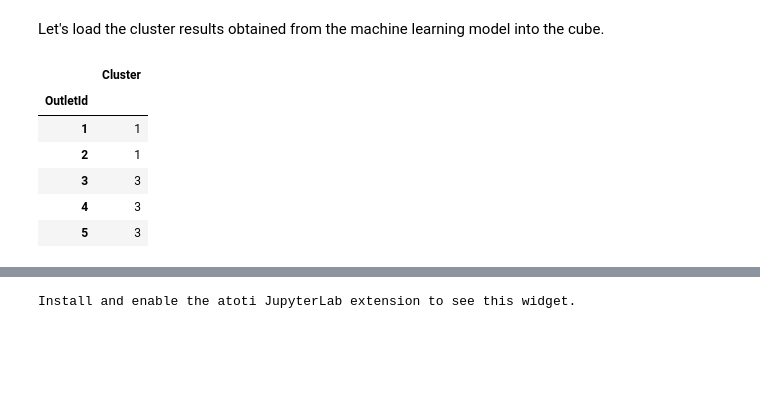
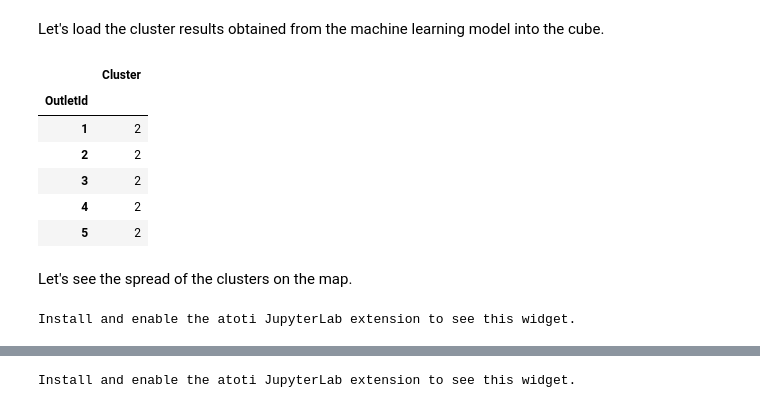
Before and after one commit to atoti/notebooks, a Jupyter notebook: retail/geopricing/main.ipynb, the cells around one changed output, grey strips where cells are left out. Drawn from its saved outputs; the diff is of its cells as text; code cells hidden in the pictures; blank space fills up the shorter version.

```diff
--- a/retail/geopricing/main.ipynb
+++ b/retail/geopricing/main.ipynb
@@ -333,7 +339,9 @@ m["Nr Competitors"] = tt.agg.single_value(
 We can now use the `where` condition to return the number of distinct competitors selling the same products and is located within our threshold radius.
 # %%
 m["Distance<Thresh"] = tt.agg.single_value(
-    tt.where(m["Competitor distance KM.VALUE"] < m["Threshold"], m["Nr Competitors"], 0),
+    tt.where(
+        m["Competitor distance KM.VALUE"] < m["Threshold"], m["Nr Competitors"], 0
+    ),
     scope=tt.scope.origin(lvl["ProductId"]),
 )
 
@@ -352,6 +360,8 @@ We name this base scenario "1 KM".
 simulation = price_index_cube.setup_simulation(
     "Distance Simulation", base_scenario="1 KM", replace=[m["Threshold"]]
 )
+
+lvl["Distance Simulation"].comparator = tt.comparator.ASC
 # %% [markdown]
 We can now easily obtain the number of competitors per area simply by creating a scenario for each distance radius.
 Let's start with the nearby competitors.
@@ -446,3 +442,10 @@ k_means_labels_1, labels_1 = run_algorithm(
+# %%
+number_of_clusters = 5
+kmeans = MiniBatchKMeans(number_of_clusters)
+kmeans.fit(outlets_features)
+new_colors = kmeans.cluster_centers_[kmeans.predict(outlets_features)]
+k_means_labels = pairwise_distances_argmin(outlets_features, kmeans.cluster_centers_)
+labels = KMeans(number_of_clusters, random_state=0).fit_predict(outlets_features)
 # %% [markdown]
 Using competitors within 1km as an example, we can now analyze the result of the clustering by pair of features using matplotlib as shown below:
 # %%
@@ -463,6 +466,6 @@ Text(0, 0.5, 'Price Index')
 In the above plot, each color represents a cluster. We can see that clusters seem to be strongly based on the number of competitors rather than on the price index.
 However, to avoid having to plot every couple of features and understand more quickly what our clusters are, we will use seaborn to have a plot of the clustering result for every pair of features.
 # %%
-outlets_features["Cluster"] = labels_1
+outlets_features["Cluster"] = labels
 outlets_features.head(5)
 # %% [output]
@@ -517,18 +523,22 @@ Let's load the cluster results obtained from the machine learning model into the
 # %%
 clusters_df = outlets_features[["Cluster"]].reset_index()
 clusters_df.OutletId = clusters_df.OutletId.astype("int32")
-clusters = session.read_pandas(
-    clusters_df, keys=["OutletId"], store_name="Clusters"
-)
+clusters = session.read_pandas(clusters_df, keys=["OutletId"], store_name="Clusters")
 
 clusters.head(5)
 # %% [output]
 |  | Cluster |
 | OutletId |  |
-| 1 | 1 |
-| 2 | 1 |
-| 3 | 3 |
-| 4 | 3 |
-| 5 | 3 |
+| 1 | 2 |
+| 2 | 2 |
+| 3 | 2 |
+| 4 | 2 |
+| 5 | 2 |
 # %%
 outlets.join(clusters)
+# %% [markdown]
+Let's see the spread of the clusters on the map.
+# %%
+price_index_cube.visualize("Spread of clusters on map")
+# %% [output]
+Install and enable the atoti JupyterLab extension to see this widget.
```
Also changed, not shown: parts of 39 cells of this notebook, 1 other file.
